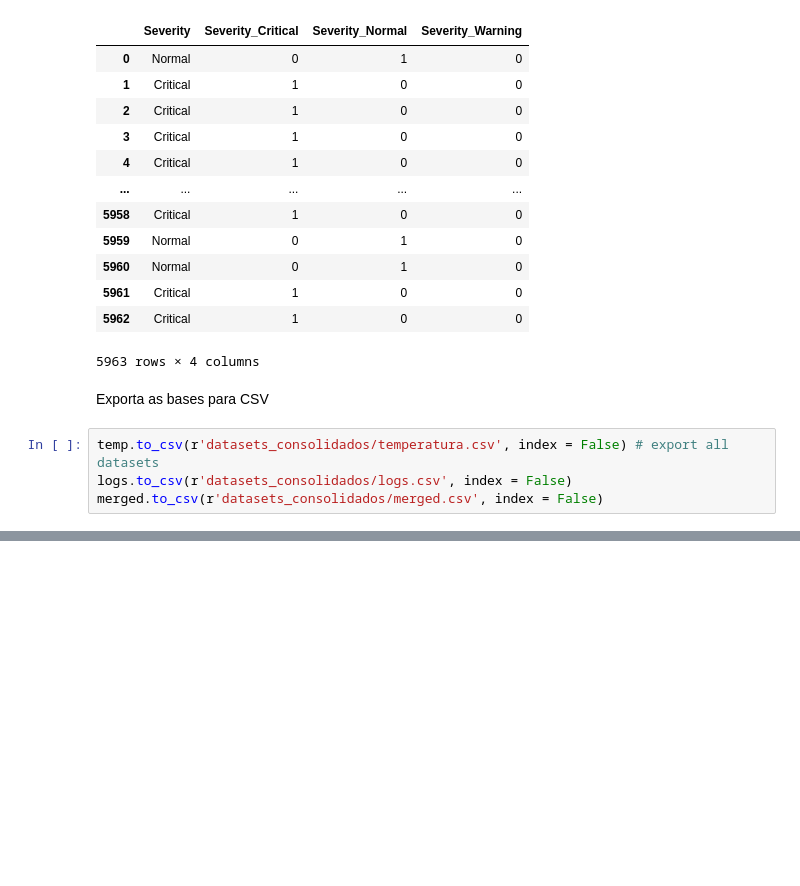
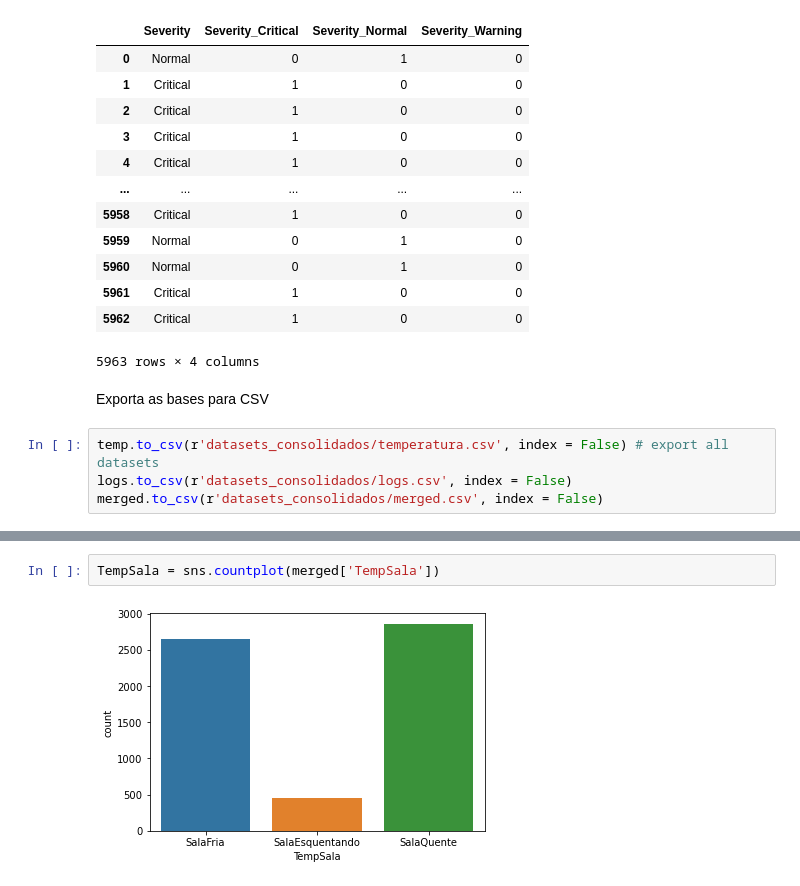
Before and after one commit to RomulosDS/TCC, a Jupyter notebook: tcc.ipynb, the cells around one changed output, grey strips where cells are left out. Drawn from its saved outputs; the diff is of its cells as text; blank space fills up the shorter version.

```diff
--- a/tcc.ipynb
+++ b/tcc.ipynb
@@ -181,0 +191,4 @@ merged.to_csv(r'datasets_consolidados/merged.csv', index = False)
+# %%
+TempSala = sns.countplot(merged['TempSala'])
+# %% [output]
+[figure, added]
```
Also changed, not shown: parts of 13 cells of this notebook.
